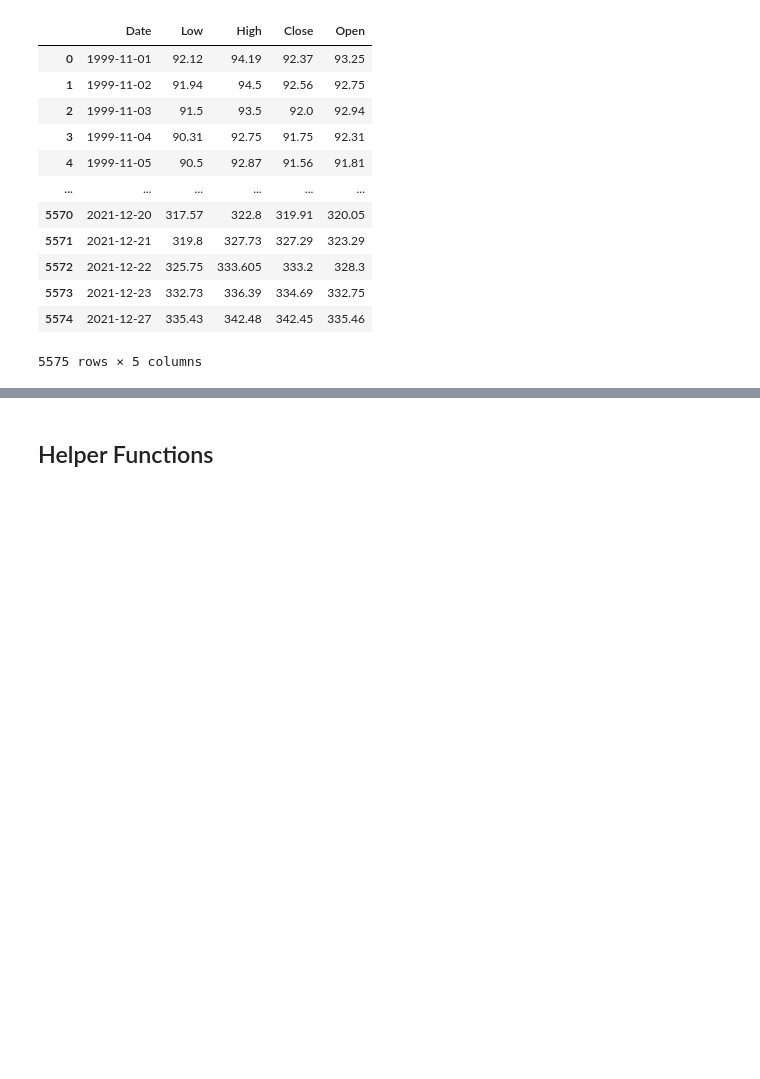
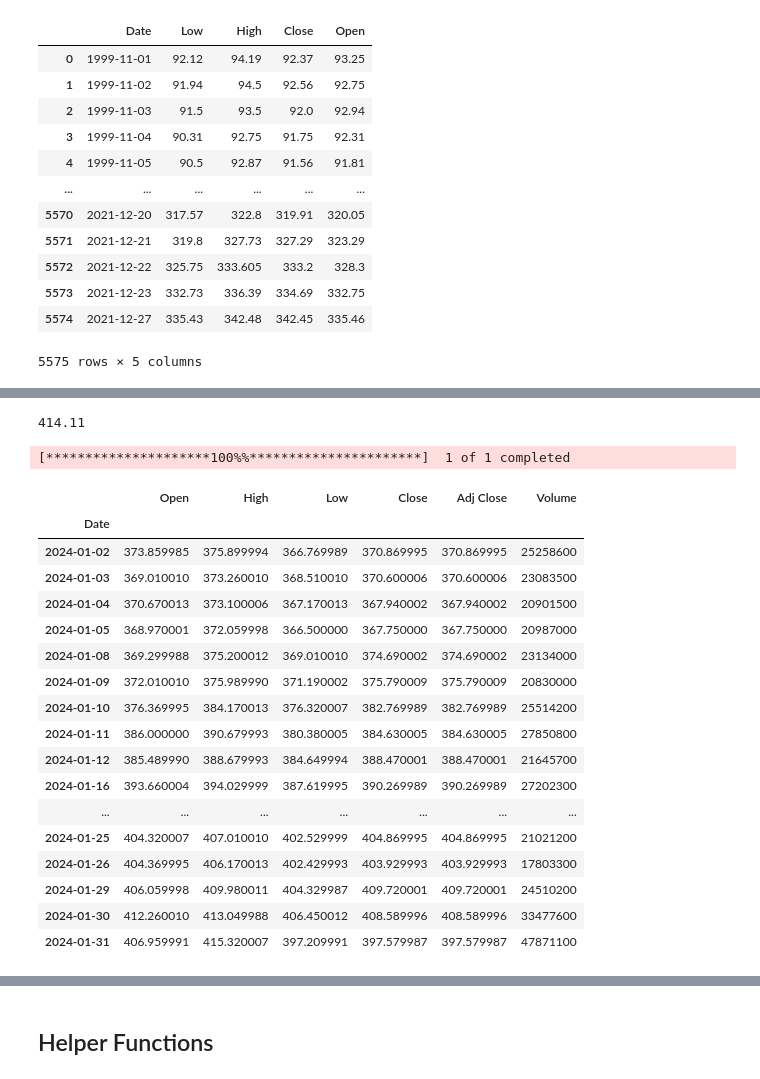
Before and after one commit to slevin48/stock, a Jupyter notebook: notebook.ipynb, the cells around one changed output, grey strips where cells are left out. Saved outputs shown, nothing was run; the diff lists cells and outputs as text; code cells hidden in the pictures; blank space fills up the shorter version.

```diff
--- a/notebook.ipynb
+++ b/notebook.ipynb
@@ -109,0 +122,33 @@ stockprices
+# %%
+#  get last price
+stock.info['previousClose']
+# %% [output]
+414.11
+# %%
+import yfinance as yf
+import datetime
+ticker = 'MSFT'
+start_date = datetime.datetime(2024, 1, 1)
+end_date = datetime.datetime(2024, 2, 1)
+df = yf.download(ticker, start=start_date, end=end_date)
+df
+# %% [output]
+[*********************100%%**********************]  1 of 1 completed
+|  | Open | High | Low | Close | Adj Close | Volume |
+| Date |  |  |  |  |  |  |
+| 2024-01-02 | 373.859985 | 375.899994 | 366.769989 | 370.869995 | 370.869995 | 25258600 |
+| 2024-01-03 | 369.010010 | 373.260010 | 368.510010 | 370.600006 | 370.600006 | 23083500 |
+| 2024-01-04 | 370.670013 | 373.100006 | 367.170013 | 367.940002 | 367.940002 | 20901500 |
+| 2024-01-05 | 368.970001 | 372.059998 | 366.500000 | 367.750000 | 367.750000 | 20987000 |
+| 2024-01-08 | 369.299988 | 375.200012 | 369.010010 | 374.690002 | 374.690002 | 23134000 |
+| 2024-01-09 | 372.010010 | 375.989990 | 371.190002 | 375.790009 | 375.790009 | 20830000 |
+| 2024-01-10 | 376.369995 | 384.170013 | 376.320007 | 382.769989 | 382.769989 | 25514200 |
+| 2024-01-11 | 386.000000 | 390.679993 | 380.380005 | 384.630005 | 384.630005 | 27850800 |
+| 2024-01-12 | 385.489990 | 388.679993 | 384.649994 | 388.470001 | 388.470001 | 21645700 |
+| 2024-01-16 | 393.660004 | 394.029999 | 387.619995 | 390.269989 | 390.269989 | 27202300 |
+| ... | ... | ... | ... | ... | ... | ... |
+| 2024-01-25 | 404.320007 | 407.010010 | 402.529999 | 404.869995 | 404.869995 | 21021200 |
+| 2024-01-26 | 404.369995 | 406.170013 | 402.429993 | 403.929993 | 403.929993 | 17803300 |
+| 2024-01-29 | 406.059998 | 409.980011 | 404.329987 | 409.720001 | 409.720001 | 24510200 |
+| 2024-01-30 | 412.260010 | 413.049988 | 406.450012 | 408.589996 | 408.589996 | 33477600 |
+| 2024-01-31 | 406.959991 | 415.320007 | 397.209991 | 397.579987 | 397.579987 | 47871100 |
```
Also changed, not shown: parts of 13 cells of this notebook, 7 other files.
